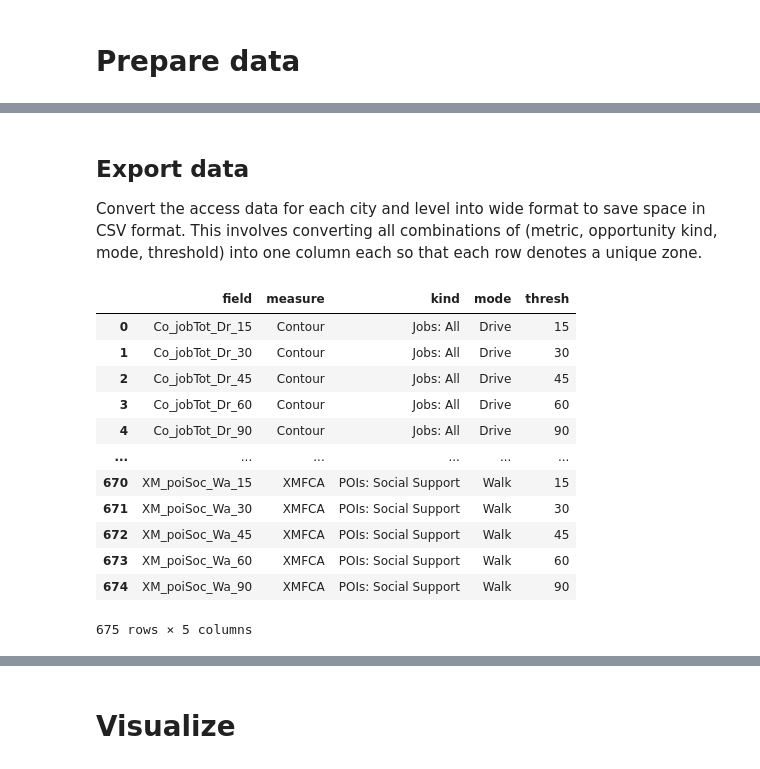
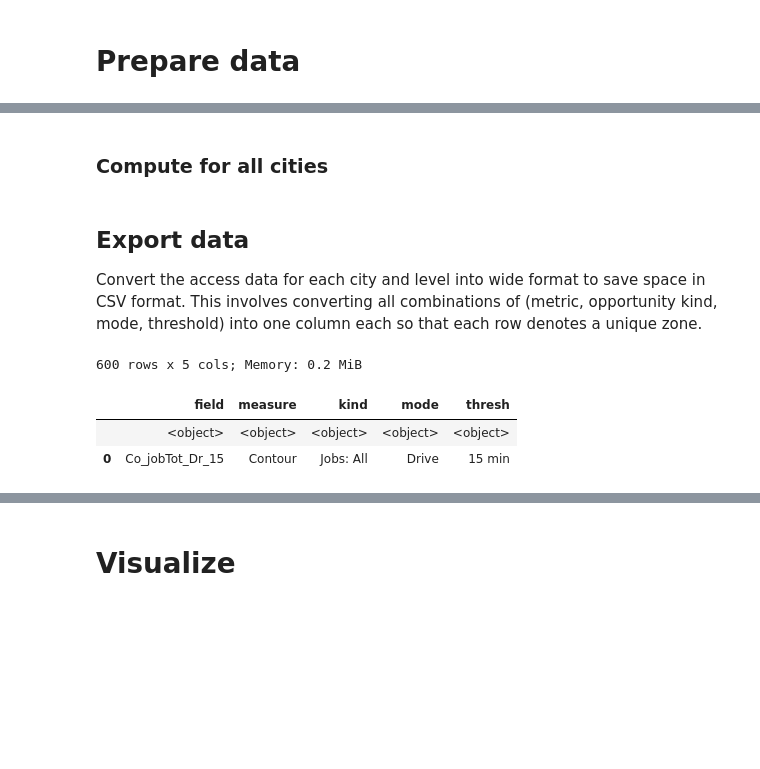
Before and after one commit to rvanxer/spatial_access_america, a Jupyter notebook: 4_Compute_access.ipynb, the cells around one changed output, grey strips where cells are left out. Saved outputs shown, nothing was run; the diff lists cells and outputs as text; code cells hidden in the pictures; blank space fills up the shorter version.

Commit message:
Updated job & POI data & resulting access data as per reviewer's comments

```diff
--- a/4_Compute_access.ipynb
+++ b/4_Compute_access.ipynb
@@ -165 +133,3 @@ def get_access(city, times=None, zones=zones, opport=opport,
+# %% [markdown]
+### Compute for all cities
 # %%
@@ -183,40 +153,35 @@ cities = sorted(list({f.split('_')[0] for f in os.listdir('data/ttm')}))
 ## Export data
 Convert the access data for each city and level into wide format to save space in CSV format. This involves converting all combinations of (metric, opportunity kind, mode, threshold) into one column each so that each row denotes a unique zone.
 # %%
-measures = D(Contour='Co', Gravity='Gr', E2SFCA='E2', M2SFCA='M2', XMFCA='XM')
+measures = D(Contour='Co', Gravity='Gr', E2SFCA='E2', M2SFCA='M2')
 modes = D(Drive='Dr', Bike='Bi', Walk='Wa')
-kinds = {
-    'Jobs: All':            'jobTot',
-    'Jobs: Low edu':        'jobEdu',
-    'Jobs: Low wage':       'jobWag',
-    'Jobs: POC':            'jobPOC',
-    'POIs: Total':          'poiTot',
-    'POIs: Education':      'poiEdu',
-    'POIs: Groceries':      'poiGro',
-    'POIs: Medical':        'poiMed',
-    'POIs: Social Support': 'poiSoc',
-}
-fields = Pdf(list(it.product(
-    measures, kinds, modes, [str(t) for t in thresholds]
-)), columns=['measure', 'kind', 'mode', 'thresh'])
+thresh = [f'{t} min' for t in thresholds]
+kinds = D(
+    jobTot='Jobs: All',
+    jobEdu='Jobs: Low edu',
+    jobWag='Jobs: Low wage',
+    jobPOC='Jobs: POC',
+    poiTot='POIs: All',
+    poiEdu='POIs: Education',
+    poiGro='POIs: Groceries',
+    poiMed='POIs: Medical',
+    poiSoc='POIs: Social Support',
+    evStat='EVCI: Stations',
+    evseL2='EVCI: Level 2',
+    evseDC='EVCI: Fast DC',
+)
+fields = Pdf(list(it.product(measures, kinds.values(), modes, thresh)),
+             columns=['measure', 'kind', 'mode', 'thresh'])
+fields = fields[~((fields.kind.str[:4] == 'EVCI') & (fields['mode'] != 'Drive'))]
 fields.insert(0, 'field', fields.measure.map(measures) + '_' +
-              fields.kind.map(kinds) + '_' +
-              fields['mode'].map(modes) + '_' + fields.thresh)
-fields.to_csv('data/access/access_columns.csv', index=False)
-fields
+              fields.kind.map({v: k for k, v in kinds.items()}) + '_' +
+              fields['mode'].map(modes) + '_' +
+              fields.thresh.str.removesuffix(' min'))
+disp(fields).to_csv('data/export/access_metrics.csv', index=False)
 # %% [output]
+600 rows x 5 cols; Memory: 0.2 MiB
 |  | field | measure | kind | mode | thresh |
-| 0 | Co_jobTot_Dr_15 | Contour | Jobs: All | Drive | 15 |
-| 1 | Co_jobTot_Dr_30 | Contour | Jobs: All | Drive | 30 |
-| 2 | Co_jobTot_Dr_45 | Contour | Jobs: All | Drive | 45 |
-| 3 | Co_jobTot_Dr_60 | Contour | Jobs: All | Drive | 60 |
-| 4 | Co_jobTot_Dr_90 | Contour | Jobs: All | Drive | 90 |
-| ... | ... | ... | ... | ... | ... |
-| 670 | XM_poiSoc_Wa_15 | XMFCA | POIs: Social Support | Walk | 15 |
-| 671 | XM_poiSoc_Wa_30 | XMFCA | POIs: Social Support | Walk | 30 |
-| 672 | XM_poiSoc_Wa_45 | XMFCA | POIs: Social Support | Walk | 45 |
-| 673 | XM_poiSoc_Wa_60 | XMFCA | POIs: Social Support | Walk | 60 |
-| 674 | XM_poiSoc_Wa_90 | XMFCA | POIs: Social Support | Walk | 90 |
+|  | <object> | <object> | <object> | <object> | <object> |
+| 0 | Co_jobTot_Dr_15 | Contour | Jobs: All | Drive | 15 min |
-675 rows × 5 columns
 # %%
 zone_info = zones['geoid level county lat lon popu labor'.split()].copy()
```
Also changed, not shown: parts of 16 cells of this notebook, 2 other files.
